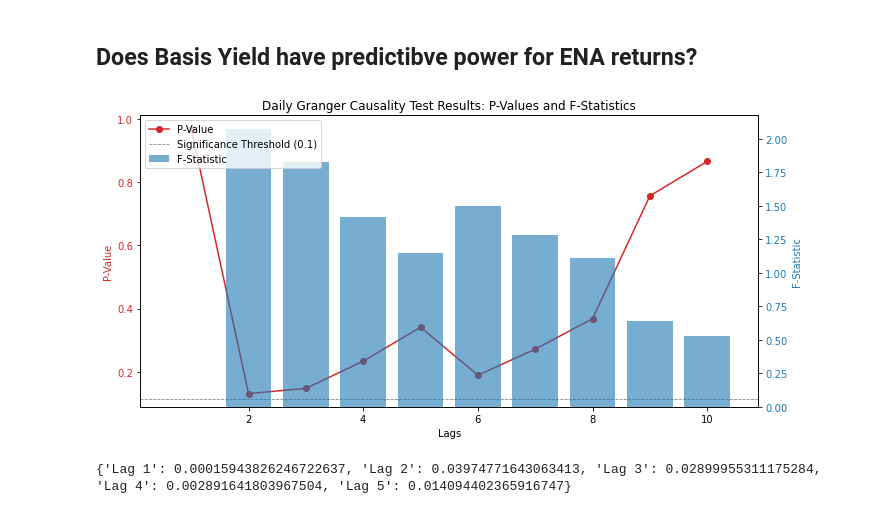
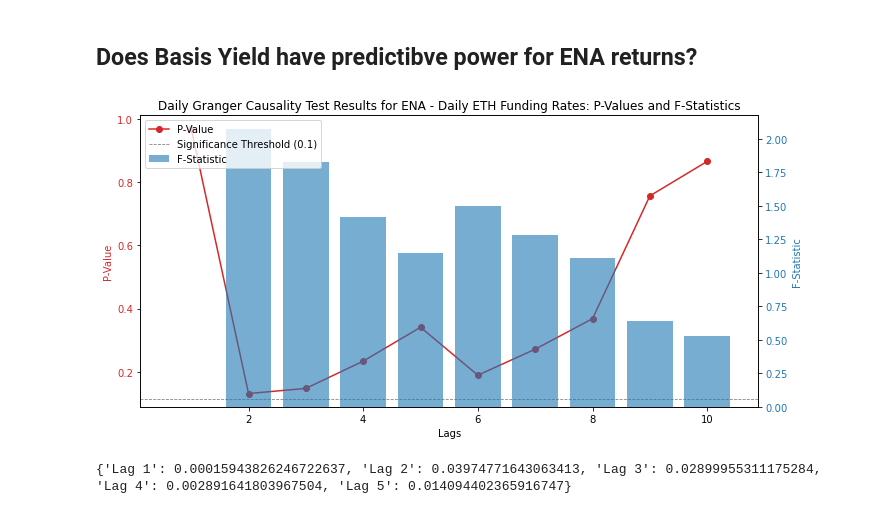
Before and after one commit to setamies/ena_analysis, a Jupyter notebook: ENA_Analysis.ipynb, the cells around one changed output. Cells and saved outputs as stored; diff of their text form; code cells hidden in the pictures.

```diff
--- a/ena_analysis_backtest_new.ipynb
+++ b/ENA_Analysis.ipynb
@@ -331,26 +249,0 @@ funding_data
-# %%
-funding_data['fundingTime'] = pd.to_datetime(funding_data['fundingTime'], unit='ms', utc=True)
-
-# Convert fundingRate to float values
-funding_data['fundingRate'] = funding_data['fundingRate'].astype(float)
-funding_data_grouped = funding_data.groupby(funding_data['fundingTime'].dt.date)['fundingRate'].mean()
-
-
-# Calculate daily APY from the average funding rates (assuming 3 funding periods per day)
-daily_apy = funding_data_grouped * 3 * 100  # Convert rate to percentage
-
-# Plotting the daily APY
-daily_apy.plot(kind='line', figsize=(12, 6))
-
-daily_apy = daily_apy.reset_index()
-daily_apy.columns = ['Datetime', 'Daily Funding Rate']
-
-# Calculate 7-day moving average of the daily APY
-daily_apy['Funding 7-Day MA'] = daily_apy['Daily Funding Rate'].rolling(window=7).mean()
-daily_apy
-
-# Make the Datetime column of daily_apy to datetime
-daily_apy['Datetime'] = pd.to_datetime(daily_apy['Datetime'], utc=True)
-
-# Merge the funding data with df_daily
-df_daily = df_daily.merge(daily_apy, how='left', left_on='Datetime', right_on='Datetime')
@@ -358,0 +250,17 @@ df_daily = df_daily.merge(daily_apy, how='left', left_on='Datetime', right_on='D
+# %%
+
+
+# Define parameters
+symbol = 'ETHUSDT'  # ETH/USDT perpetual contract
+start_date = '2024-04-01'  # Start date (format YYYY-MM-DD)
+end_date = datetime.now().strftime('%Y-%m-%d')  # Today's date
+
+# Fetch and process the data
+funding_data = fetch_futures_funding_rates(symbol, start_date, end_date)
+daily_apy = process_funding_data(funding_data)
+
+# Plot the data
+plot_daily_apy(daily_apy)
+
+# Merge the funding data with df_daily
+df_daily = df_daily.merge(daily_apy, how='left', on='Datetime')
@@ -475,35 +368,35 @@ results_df = pd.DataFrame({
     'Lag': range(1, 11),
     'P-Value': [gc_results[i+1][0]['ssr_ftest'][1] for i in range(10)],
     'F-Statistic': [gc_results[i+1][0]['ssr_ftest'][0] for i in range(10)]
 })
 
 fig, ax1 = plt.subplots(figsize=(10, 5))
 
 # Line plot for P-Values
 color = 'tab:red'
 ax1.set_xlabel('Lags')
 ax1.set_ylabel('P-Value', color=color)
 p_values_line, = ax1.plot(results_df['Lag'], results_df['P-Value'], color=color, marker='o', linestyle='-', label='P-Value')
 ax1.tick_params(axis='y', labelcolor=color)
 ax1.axhline(0.115, color='grey', linestyle='--', linewidth=0.8, label='Significance Threshold (0.1)')  # Significance level line
-ax1.set_title('Daily Granger Causality Test Results: P-Values and F-Statistics')
+ax1.set_title('Daily Granger Causality Test Results for ENA - Daily ETH Funding Rates: P-Values and F-Statistics')
 
 # Create a twin axis for the F-statistic
 ax2 = ax1.twinx()
 color = 'tab:blue'
 ax2.set_ylabel('F-Statistic', color=color)
 f_statistics_bar = ax2.bar(results_df['Lag'], results_df['F-Statistic'], color=color, alpha=0.6, label='F-Statistic')
 ax2.tick_params(axis='y', labelcolor=color)
 
 # Adding a legend to the plot
 lines, labels = ax1.get_legend_handles_labels()
 bars, bar_labels = ax2.get_legend_handles_labels()
 ax2.legend(lines + [f_statistics_bar], labels + bar_labels, loc='upper left')
 
 fig.tight_layout()
 plt.show()
 # %% [output]
-[figure, old version]
+[figure, new version]
 # %%
 # Creating lagged versions of Basis Yield
 for lag in range(1, 6):
```
Also changed, not shown: parts of 23 cells of this notebook, 11 other files.
